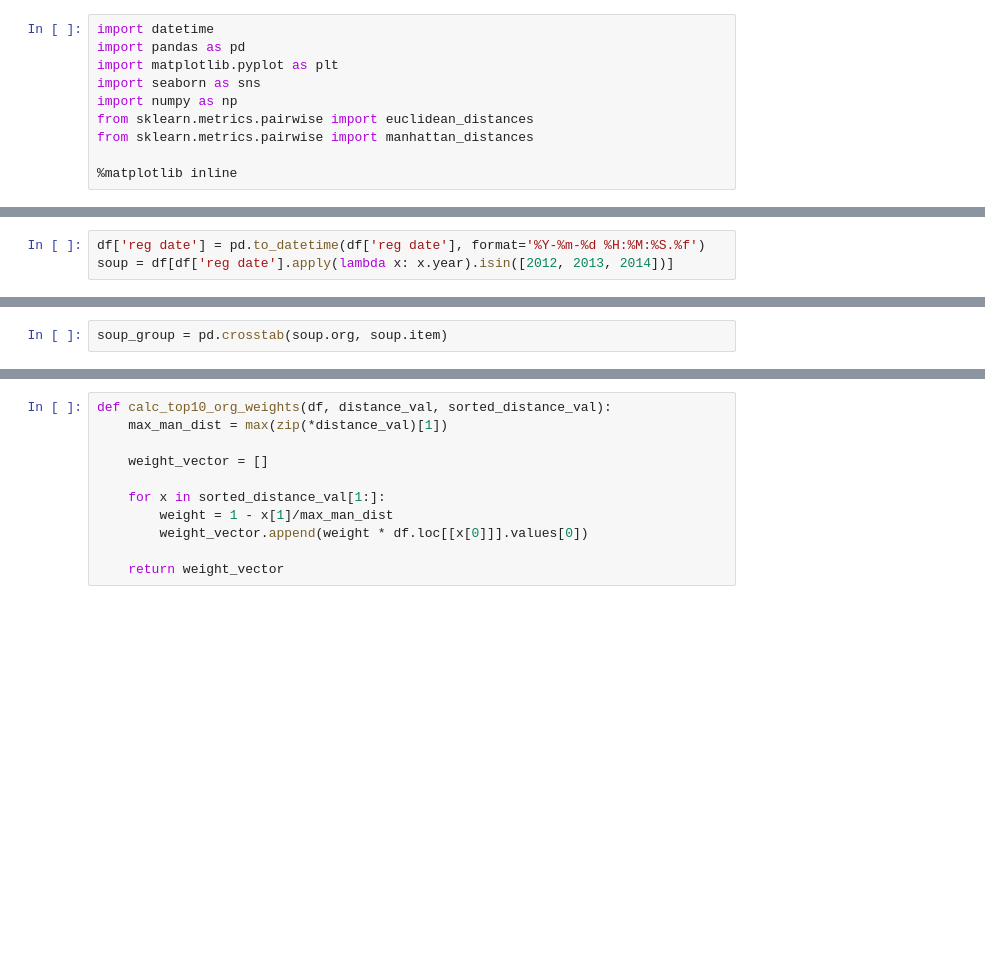
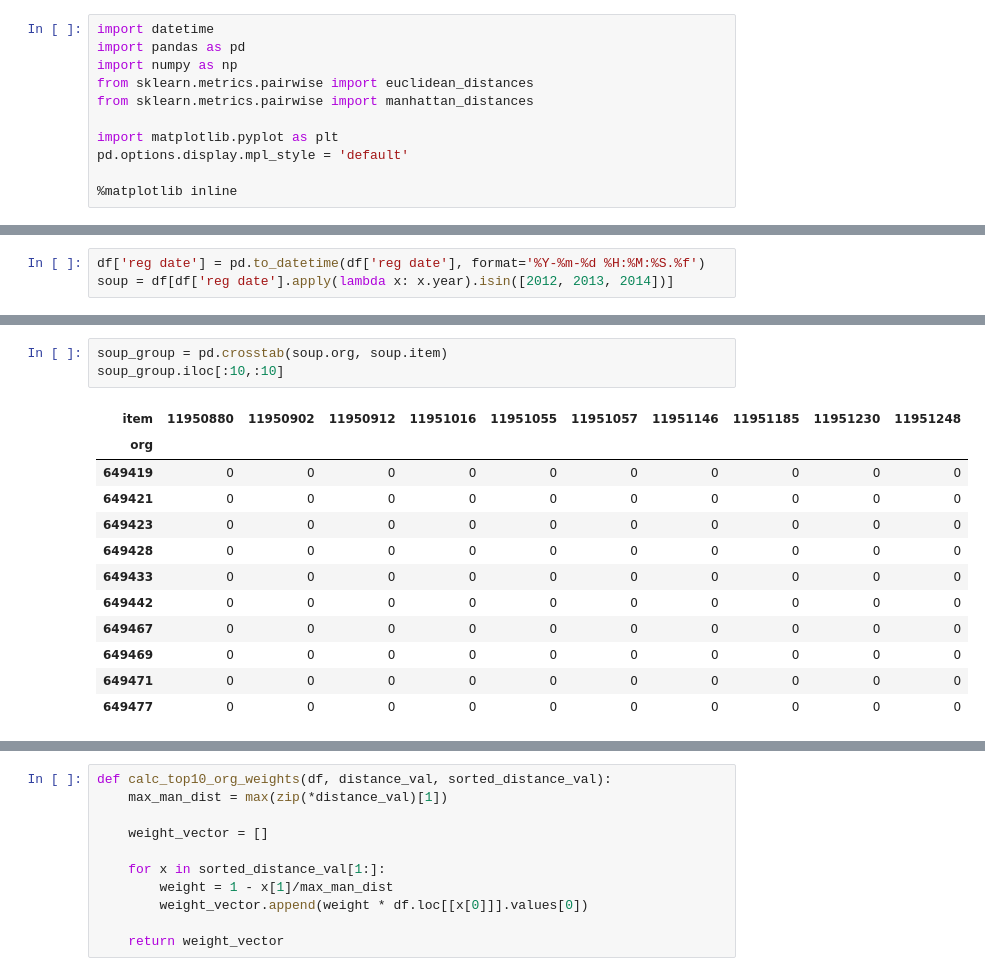
Before and after one commit to DataKind-SF/techsoup-global, a Jupyter notebook: recommender/recommendation.ipynb, the cells around one changed output, grey strips where cells are left out. Drawn from its saved outputs; the diff is of its cells as text; blank space fills up the shorter version.

```diff
--- a/recommender/recommendation.ipynb
+++ b/recommender/recommendation.ipynb
@@ -1,12 +1,13 @@
 # %%
 import datetime
 import pandas as pd
-import matplotlib.pyplot as plt
-import seaborn as sns
 import numpy as np
 from sklearn.metrics.pairwise import euclidean_distances
 from sklearn.metrics.pairwise import manhattan_distances
 
+import matplotlib.pyplot as plt
+pd.options.display.mpl_style = 'default'
+
 %matplotlib inline
 # %%
 df = pd.read_csv("datakind_extract_keyfields.csv", low_memory=False)
@@ -29,2 +37,16 @@ soup = df[df['reg date'].apply(lambda x: x.year).isin([2012, 2013, 2014])]
 # %%
 soup_group = pd.crosstab(soup.org, soup.item)
+soup_group.iloc[:10,:10]
+# %% [output]
+| item | 11950880 | 11950902 | 11950912 | 11951016 | 11951055 | 11951057 | 11951146 | 11951185 | 11951230 | 11951248 |
+| org |  |  |  |  |  |  |  |  |  |  |
+| 649419 | 0 | 0 | 0 | 0 | 0 | 0 | 0 | 0 | 0 | 0 |
+| 649421 | 0 | 0 | 0 | 0 | 0 | 0 | 0 | 0 | 0 | 0 |
+| 649423 | 0 | 0 | 0 | 0 | 0 | 0 | 0 | 0 | 0 | 0 |
+| 649428 | 0 | 0 | 0 | 0 | 0 | 0 | 0 | 0 | 0 | 0 |
+| 649433 | 0 | 0 | 0 | 0 | 0 | 0 | 0 | 0 | 0 | 0 |
+| 649442 | 0 | 0 | 0 | 0 | 0 | 0 | 0 | 0 | 0 | 0 |
+| 649467 | 0 | 0 | 0 | 0 | 0 | 0 | 0 | 0 | 0 | 0 |
+| 649469 | 0 | 0 | 0 | 0 | 0 | 0 | 0 | 0 | 0 | 0 |
+| 649471 | 0 | 0 | 0 | 0 | 0 | 0 | 0 | 0 | 0 | 0 |
+| 649477 | 0 | 0 | 0 | 0 | 0 | 0 | 0 | 0 | 0 | 0 |
```
Also changed, not shown: parts of 35 cells of this notebook.
